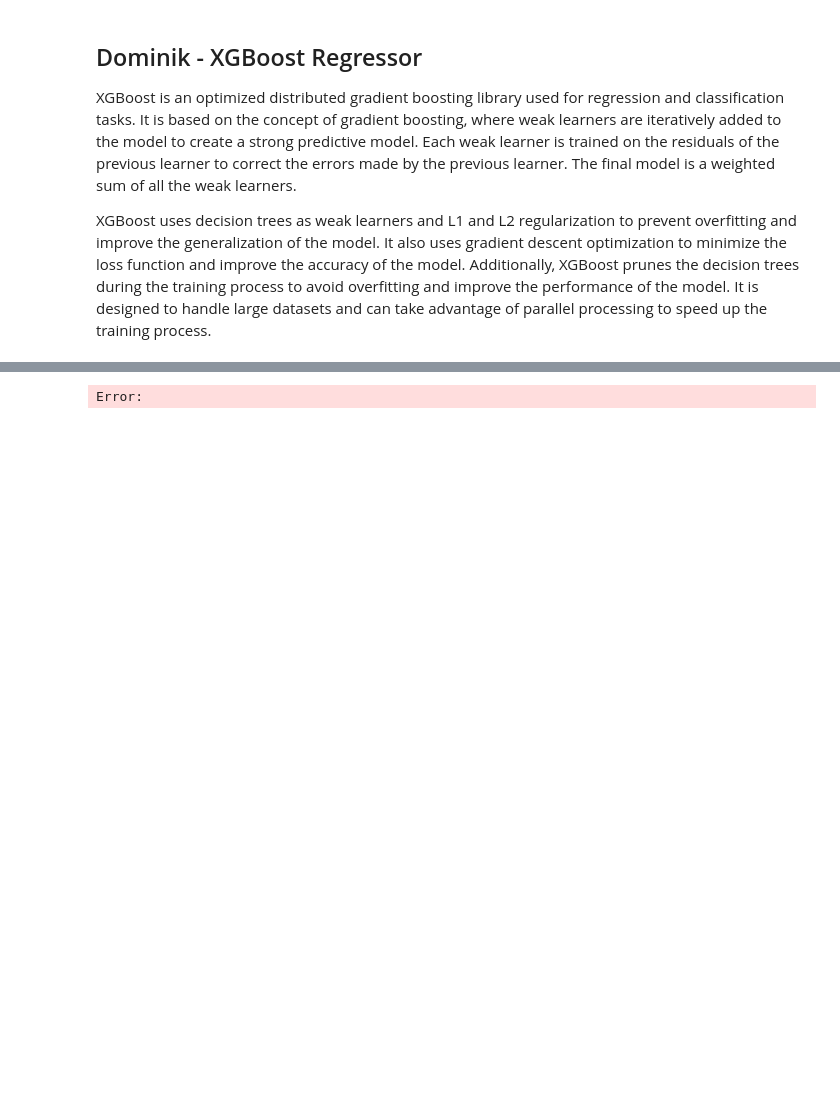
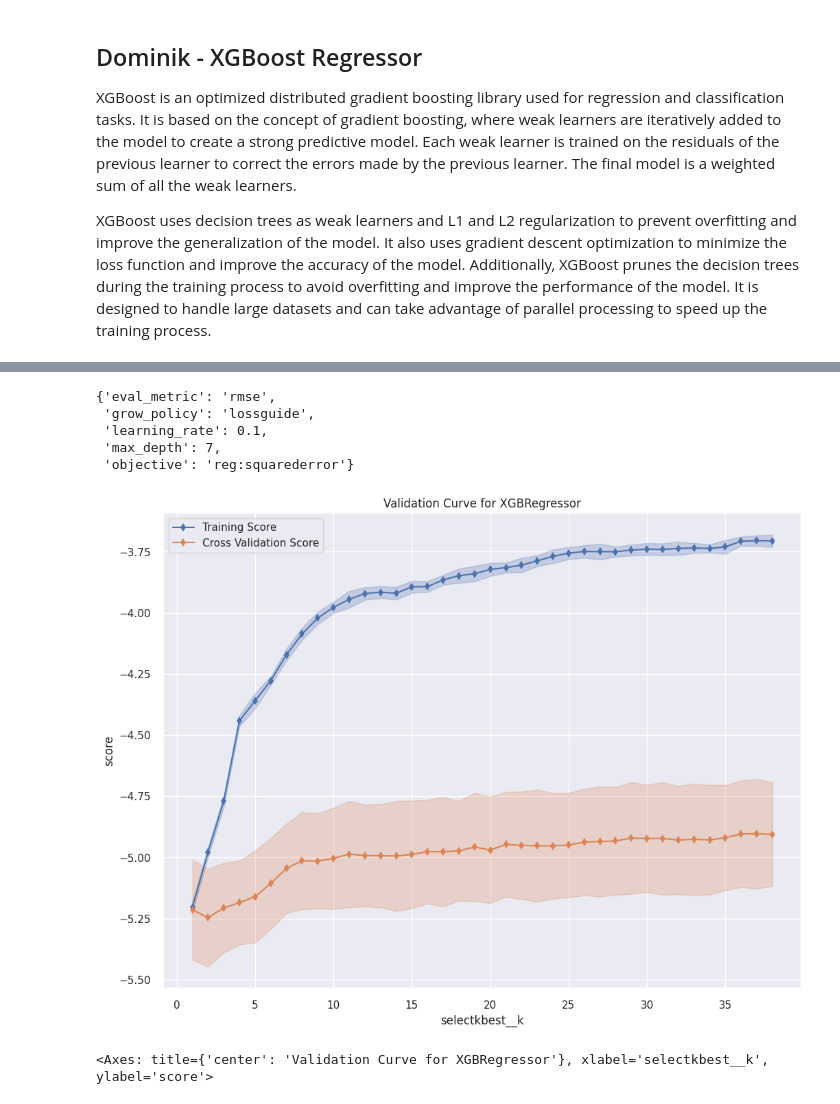
Before and after one commit to MergunFrimen/ml, a Jupyter notebook: FINAL.ipynb, the cells around one changed output, grey strips where cells are left out. Cells and saved outputs as stored; diff of their text form; code cells hidden in the pictures; blank space fills up the shorter version.

```diff
--- a/FINAL.ipynb
+++ b/FINAL.ipynb
@@ -974,2 +991,0 @@ Error:
-# %%
-train_X, test_X = transformed_simple_impute_train_X, transformed_simple_impute_test_X
@@ -992 +994,7 @@ Error:
+# %%
+regressor = xgb.XGBRegressor(
+    n_estimators=100,
+    n_jobs=-1,
+    verbosity=1,
+)
 # %%
@@ -1012,24 +1030,41 @@ Error:
+# %%
+best_params = gs.best_params_
+best_params
+
+# best_params = {'eval_metric': 'rmse',
+#  'grow_policy': 'lossguide',
+#  'learning_rate': 0.1,
+#  'max_depth': 7,
+#  'objective': 'reg:squarederror'}
+# %% [output]
+{'eval_metric': 'rmse',
+ 'grow_policy': 'lossguide',
+ 'learning_rate': 0.1,
+ 'max_depth': 7,
+ 'objective': 'reg:squarederror'}
 # %%
-# pipe = make_pipeline(
-#     SelectKBest(),
-#     xgb.XGBRegressor(
-#         **best_params
-#     )
-# )
+pipe = make_pipeline(
+    SelectKBest(k=42),
+    xgb.XGBRegressor(
+        n_estimators=100,
+        n_jobs=-1,
+        verbosity=1,
+        **best_params
+    )
+)
 
-# viz = ValidationCurve(
-#     pipe,
-#     param_name="selectkbest__k",
-#     param_range=np.arange(1, simple_impute_train_X.shape[1]),
-#     cv=10,
-#     scoring="neg_root_mean_squared_error",
-# )
+viz = ValidationCurve(
+    pipe,
+    param_name="selectkbest__k",
+    param_range=np.arange(1, train_X.shape[1]),
+    cv=10,
+    scoring="neg_root_mean_squared_error",
+    n_jobs=-1
+)
 
-# # Fit and show the visualizer
-# viz.fit(simple_impute_train_X, y_train)
-# viz.show()
-
-# best_k = viz.train_scores_.mean(axis=1).argmax() + 1
-# best_k
+# Fit and show the visualizer
+viz.fit(train_X, train_y)
+viz.show()
 # %% [output]
+[figure, added]
-Error:
+<Axes: title={'center': 'Validation Curve for XGBRegressor'}, xlabel='selectkbest__k', ylabel='score'>
```
Also changed, not shown: parts of 41 cells of this notebook.
